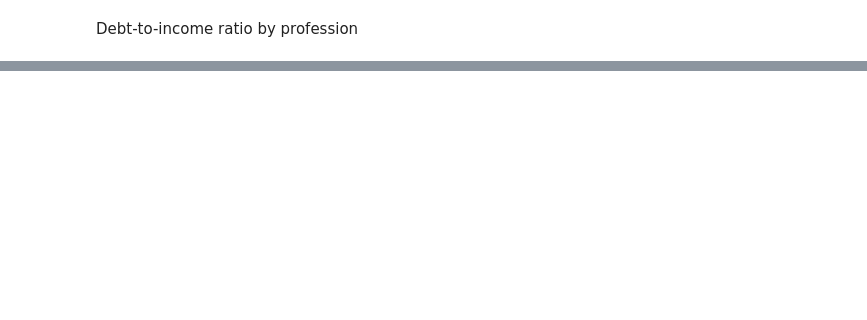
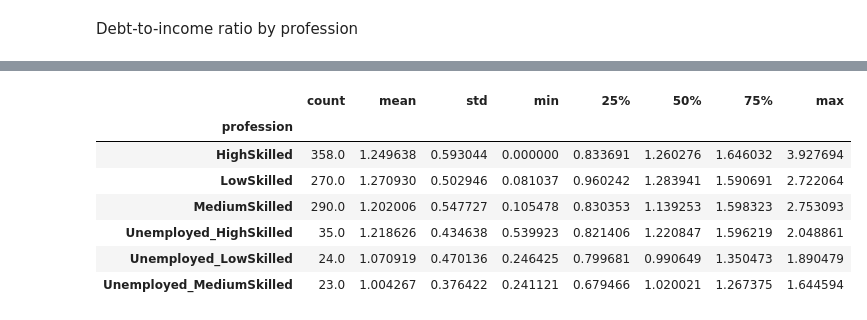
Before and after one commit to LuyandoMiau/BankGame, a Jupyter notebook: Data_generator/data_generator.ipynb, the cells around one changed output, grey strips where cells are left out. Drawn from its saved outputs; the diff is of its cells as text; code cells hidden in the pictures; blank space fills up the shorter version.

```diff
--- a/Data_generator/data_generator.ipynb
+++ b/Data_generator/data_generator.ipynb
@@ -229,0 +241,11 @@ df_1.groupby('profession')['debt-to-income ratio'].describe()
+# %%
+df_1.groupby('profession')['debt-to-income ratio after credit'].describe()
+# %% [output]
+|  | count | mean | std | min | 25% | 50% | 75% | max |
+| profession |  |  |  |  |  |  |  |  |
+| HighSkilled | 358.0 | 1.249638 | 0.593044 | 0.000000 | 0.833691 | 1.260276 | 1.646032 | 3.927694 |
+| LowSkilled | 270.0 | 1.270930 | 0.502946 | 0.081037 | 0.960242 | 1.283941 | 1.590691 | 2.722064 |
+| MediumSkilled | 290.0 | 1.202006 | 0.547727 | 0.105478 | 0.830353 | 1.139253 | 1.598323 | 2.753093 |
+| Unemployed_HighSkilled | 35.0 | 1.218626 | 0.434638 | 0.539923 | 0.821406 | 1.220847 | 1.596219 | 2.048861 |
+| Unemployed_LowSkilled | 24.0 | 1.070919 | 0.470136 | 0.246425 | 0.799681 | 0.990649 | 1.350473 | 1.890479 |
+| Unemployed_MediumSkilled | 23.0 | 1.004267 | 0.376422 | 0.241121 | 0.679466 | 1.020021 | 1.267375 | 1.644594 |
```
Also changed, not shown: parts of 9 cells of this notebook, 1 other file.
